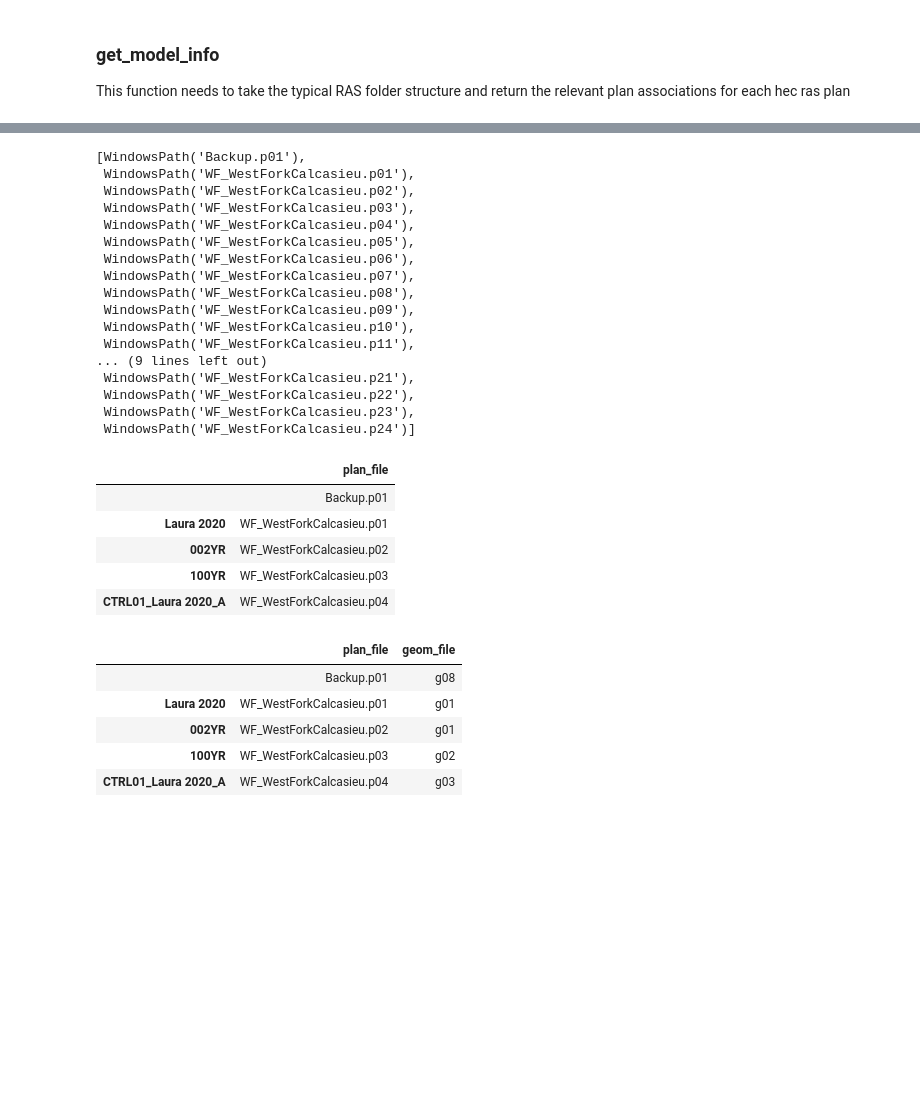
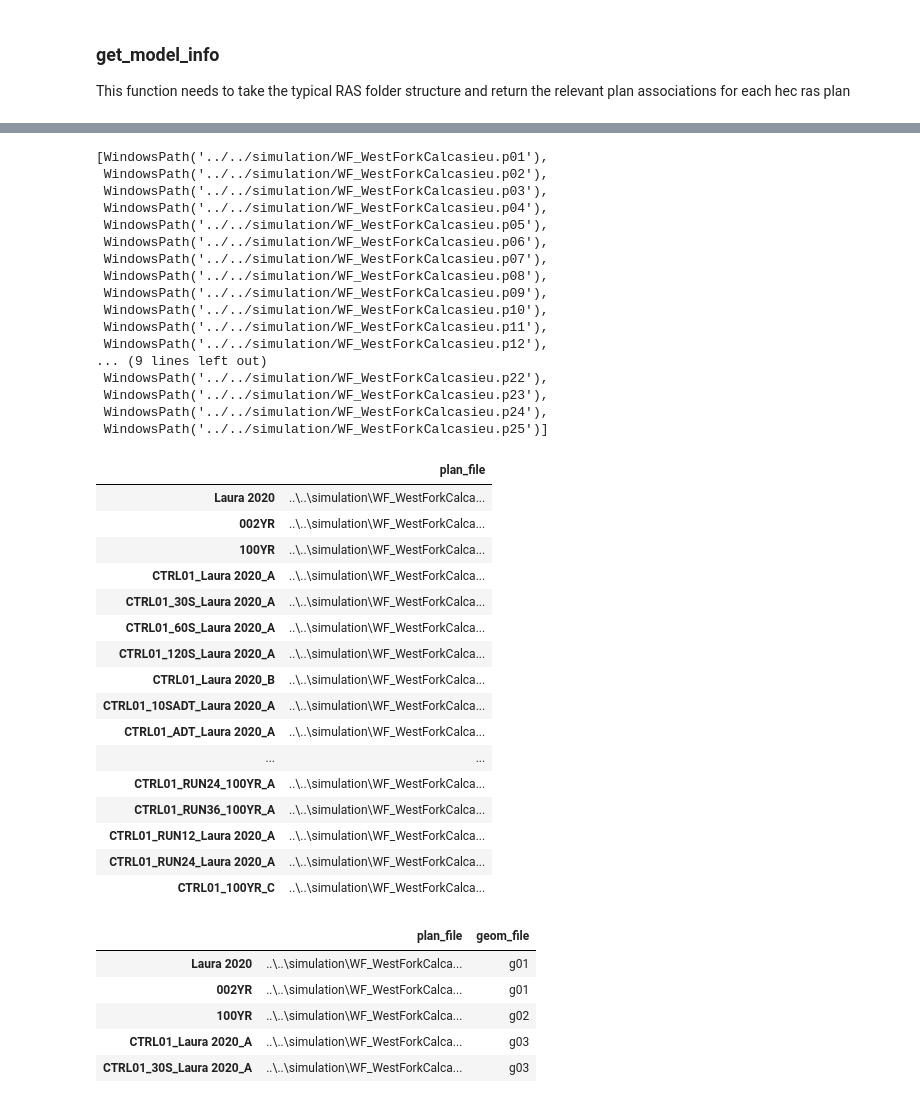
Before and after one commit to Clovin4/lwi-apps, a Jupyter notebook: notebooks/exploratory/0.0-cal-hdf-util-logic.ipynb, the cells around one changed output, grey strips where cells are left out. Drawn from its saved outputs; the diff is of its cells as text; code cells hidden in the pictures; blank space fills up the shorter version.

```diff
--- a/notebooks/exploratory/0.0-cal-hdf-util-logic.ipynb
+++ b/notebooks/exploratory/0.0-cal-hdf-util-logic.ipynb
@@ -66,5 +64,8 @@ WindowsPath('c:/Users/christianl/repos/lwi-apps/simulation')
+# %%
+model_path = '../../simulation/'
+model_path=Path(model_path)
 # %%
-for child in Path('.').glob('*.prj'):
+for child in Path(model_path).glob('*.prj'):
     if child.is_file():
         prj_file=child
 
@@ -96,42 +81,53 @@ plan_list
 # %%
 # find all files whose extension is in plan_list return the full path
-plan_file_list = [x for x in Path('.').glob('*') if x.suffix in plan_list]
+plan_file_list = [x for x in Path(model_path).glob('*') if x.suffix in plan_list and x.stem != "Backup"]
 plan_file_list
 # %% [output]
-[WindowsPath('Backup.p01'),
- WindowsPath('WF_WestForkCalcasieu.p01'),
- WindowsPath('WF_WestForkCalcasieu.p02'),
- WindowsPath('WF_WestForkCalcasieu.p03'),
- WindowsPath('WF_WestForkCalcasieu.p04'),
- WindowsPath('WF_WestForkCalcasieu.p05'),
- WindowsPath('WF_WestForkCalcasieu.p06'),
- WindowsPath('WF_WestForkCalcasieu.p07'),
- WindowsPath('WF_WestForkCalcasieu.p08'),
- WindowsPath('WF_WestForkCalcasieu.p09'),
- WindowsPath('WF_WestForkCalcasieu.p10'),
- WindowsPath('WF_WestForkCalcasieu.p11'),
+[WindowsPath('../../simulation/WF_WestForkCalcasieu.p01'),
+ WindowsPath('../../simulation/WF_WestForkCalcasieu.p02'),
+ WindowsPath('../../simulation/WF_WestForkCalcasieu.p03'),
+ WindowsPath('../../simulation/WF_WestForkCalcasieu.p04'),
+ WindowsPath('../../simulation/WF_WestForkCalcasieu.p05'),
+ WindowsPath('../../simulation/WF_WestForkCalcasieu.p06'),
+ WindowsPath('../../simulation/WF_WestForkCalcasieu.p07'),
+ WindowsPath('../../simulation/WF_WestForkCalcasieu.p08'),
+ WindowsPath('../../simulation/WF_WestForkCalcasieu.p09'),
+ WindowsPath('../../simulation/WF_WestForkCalcasieu.p10'),
+ WindowsPath('../../simulation/WF_WestForkCalcasieu.p11'),
+ WindowsPath('../../simulation/WF_WestForkCalcasieu.p12'),
 ... (9 lines left out)
- WindowsPath('WF_WestForkCalcasieu.p21'),
- WindowsPath('WF_WestForkCalcasieu.p22'),
- WindowsPath('WF_WestForkCalcasieu.p23'),
- WindowsPath('WF_WestForkCalcasieu.p24')]
+ WindowsPath('../../simulation/WF_WestForkCalcasieu.p22'),
+ WindowsPath('../../simulation/WF_WestForkCalcasieu.p23'),
+ WindowsPath('../../simulation/WF_WestForkCalcasieu.p24'),
+ WindowsPath('../../simulation/WF_WestForkCalcasieu.p25')]
 # %%
 # create a dictionary of plan names and file paths the name is found in the plan file
 plan_dict = {}
 for plan_file in plan_file_list:
     plan_name = Path.read_text(plan_file).split("\n")[0].split("=")[-1]
     plan_dict[plan_name] = plan_file
 
 # create a dataframe of plan names and file paths
 plan_df = pd.DataFrame.from_dict(plan_dict, orient='index', columns=['plan_file'])
-plan_df.head()
+plan_df
 # %% [output]
 |  | plan_file |
-|  | Backup.p01 |
-| Laura 2020 | WF_WestForkCalcasieu.p01 |
-| 002YR | WF_WestForkCalcasieu.p02 |
-| 100YR | WF_WestForkCalcasieu.p03 |
-| CTRL01_Laura 2020_A | WF_WestForkCalcasieu.p04 |
+| Laura 2020 | ..\..\simulation\WF_WestForkCalca... |
+| 002YR | ..\..\simulation\WF_WestForkCalca... |
+| 100YR | ..\..\simulation\WF_WestForkCalca... |
+| CTRL01_Laura 2020_A | ..\..\simulation\WF_WestForkCalca... |
+| CTRL01_30S_Laura 2020_A | ..\..\simulation\WF_WestForkCalca... |
+| CTRL01_60S_Laura 2020_A | ..\..\simulation\WF_WestForkCalca... |
+| CTRL01_120S_Laura 2020_A | ..\..\simulation\WF_WestForkCalca... |
+| CTRL01_Laura 2020_B | ..\..\simulation\WF_WestForkCalca... |
+| CTRL01_10SADT_Laura 2020_A | ..\..\simulation\WF_WestForkCalca... |
+| CTRL01_ADT_Laura 2020_A | ..\..\simulation\WF_WestForkCalca... |
+| ... | ... |
+| CTRL01_RUN24_100YR_A | ..\..\simulation\WF_WestForkCalca... |
+| CTRL01_RUN36_100YR_A | ..\..\simulation\WF_WestForkCalca... |
+| CTRL01_RUN12_Laura 2020_A | ..\..\simulation\WF_WestForkCalca... |
+| CTRL01_RUN24_Laura 2020_A | ..\..\simulation\WF_WestForkCalca... |
+| CTRL01_100YR_C | ..\..\simulation\WF_WestForkCalca... |
 # %%
 # Path.read_text(plan_dict['002YR']).split("\n")
 # %%
@@ -140,9 +136,9 @@ plan_df['geom_file'] = plan_df['plan_file'].apply(lambda x: Path.read_text(x).sp
 plan_df.head()
 # %% [output]
 |  | plan_file | geom_file |
-|  | Backup.p01 | g08 |
-| Laura 2020 | WF_WestForkCalcasieu.p01 | g01 |
-| 002YR | WF_WestForkCalcasieu.p02 | g01 |
-| 100YR | WF_WestForkCalcasieu.p03 | g02 |
-| CTRL01_Laura 2020_A | WF_WestForkCalcasieu.p04 | g03 |
+| Laura 2020 | ..\..\simulation\WF_WestForkCalca... | g01 |
+| 002YR | ..\..\simulation\WF_WestForkCalca... | g01 |
+| 100YR | ..\..\simulation\WF_WestForkCalca... | g02 |
+| CTRL01_Laura 2020_A | ..\..\simulation\WF_WestForkCalca... | g03 |
+| CTRL01_30S_Laura 2020_A | ..\..\simulation\WF_WestForkCalca... | g03 |
 # %%
```
Also changed, not shown: parts of 19 cells of this notebook, 6 other files.
